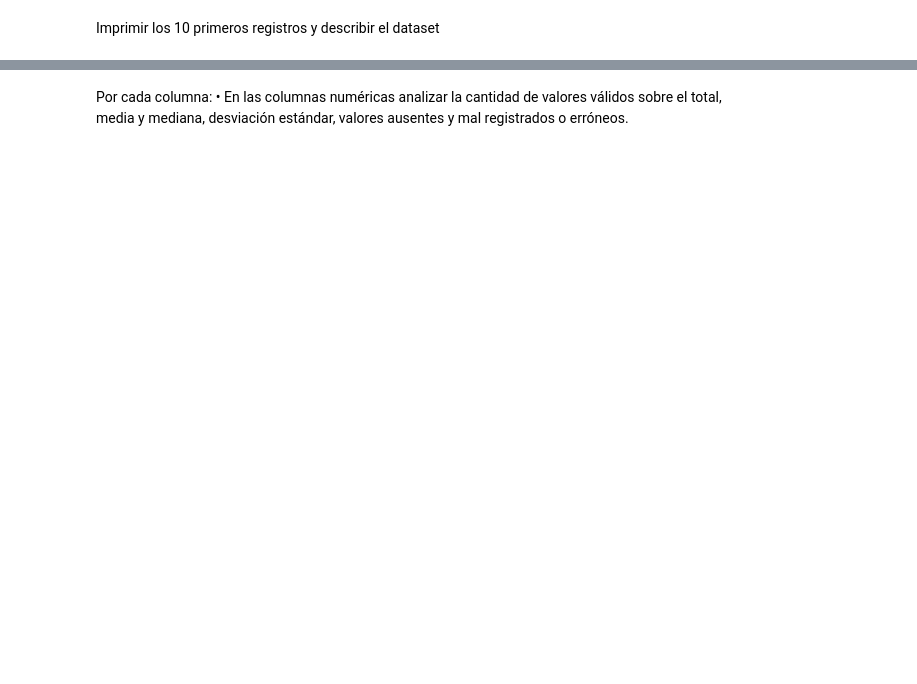
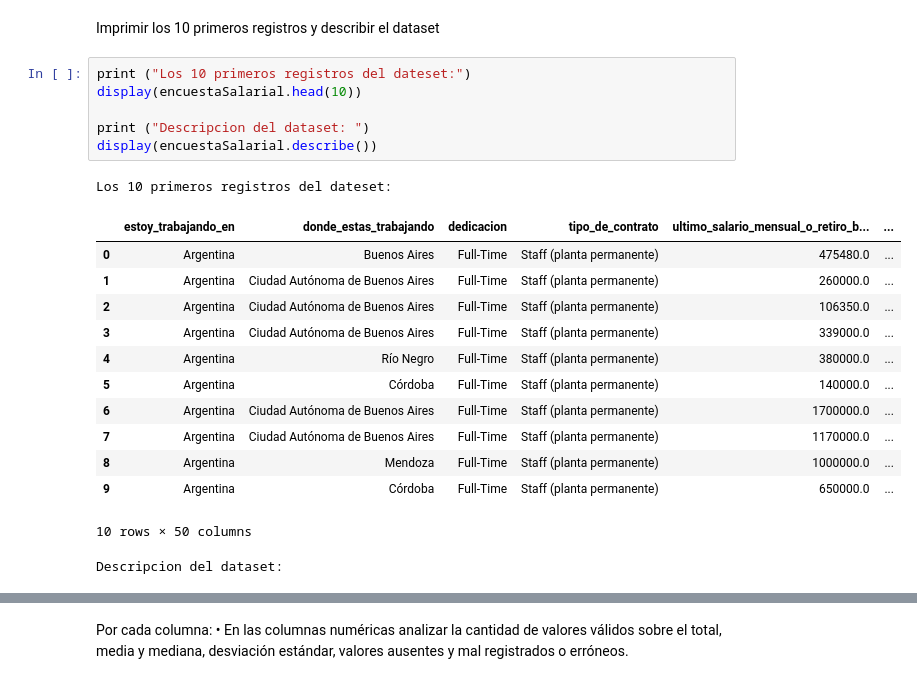
Before and after one commit to okyformosa2/ISPC_CienciaDeDatos_I, a Jupyter notebook: main.ipynb, the cells around one changed output, grey strips where cells are left out. Cells and saved outputs as stored; diff of their text form; blank space fills up the shorter version.

Commit message:
realizacion de la funcion imprimir 10 registros y los analisis de columnas

```diff
--- a/main.ipynb
+++ b/main.ipynb
@@ -48,2 +49,23 @@ Dataset original
 # %% [markdown]
 Imprimir los 10 primeros registros y describir el dataset
+# %%
+print ("Los 10 primeros registros del dateset:")
+display(encuestaSalarial.head(10))
+
+print ("Descripcion del dataset: ")
+display(encuestaSalarial.describe())
+# %% [output]
+Los 10 primeros registros del dateset:
+|  | estoy_trabajando_en | donde_estas_trabajando | dedicacion | tipo_de_contrato | ultimo_salario_mensual_o_retiro_b... | ... |
+| 0 | Argentina | Buenos Aires | Full-Time | Staff (planta permanente) | 475480.0 | ... |
+| 1 | Argentina | Ciudad Autónoma de Buenos Aires | Full-Time | Staff (planta permanente) | 260000.0 | ... |
+| 2 | Argentina | Ciudad Autónoma de Buenos Aires | Full-Time | Staff (planta permanente) | 106350.0 | ... |
+| 3 | Argentina | Ciudad Autónoma de Buenos Aires | Full-Time | Staff (planta permanente) | 339000.0 | ... |
+| 4 | Argentina | Río Negro | Full-Time | Staff (planta permanente) | 380000.0 | ... |
+| 5 | Argentina | Córdoba | Full-Time | Staff (planta permanente) | 140000.0 | ... |
+| 6 | Argentina | Ciudad Autónoma de Buenos Aires | Full-Time | Staff (planta permanente) | 1700000.0 | ... |
+| 7 | Argentina | Ciudad Autónoma de Buenos Aires | Full-Time | Staff (planta permanente) | 1170000.0 | ... |
+| 8 | Argentina | Mendoza | Full-Time | Staff (planta permanente) | 1000000.0 | ... |
+| 9 | Argentina | Córdoba | Full-Time | Staff (planta permanente) | 650000.0 | ... |
+10 rows × 50 columns
+Descripcion del dataset:
```
Also changed, not shown: parts of 3 cells of this notebook.
